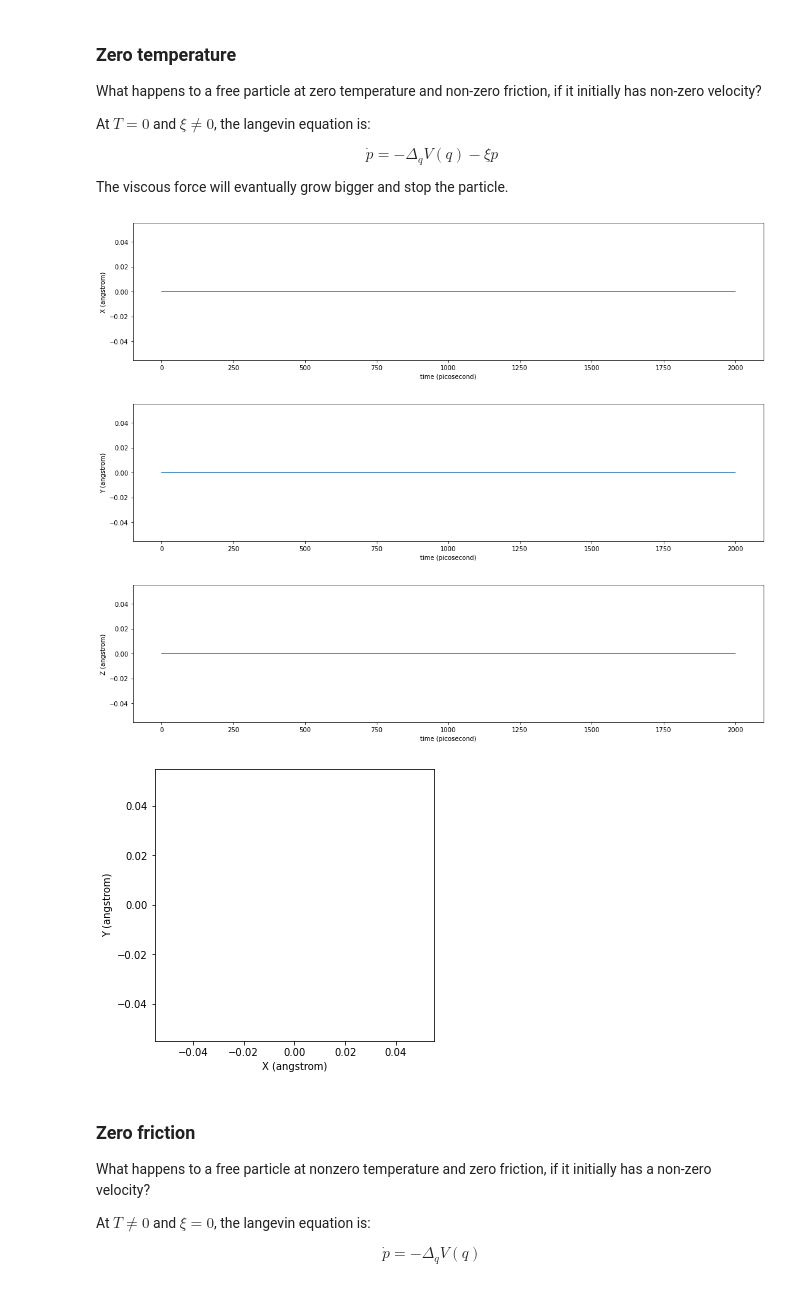
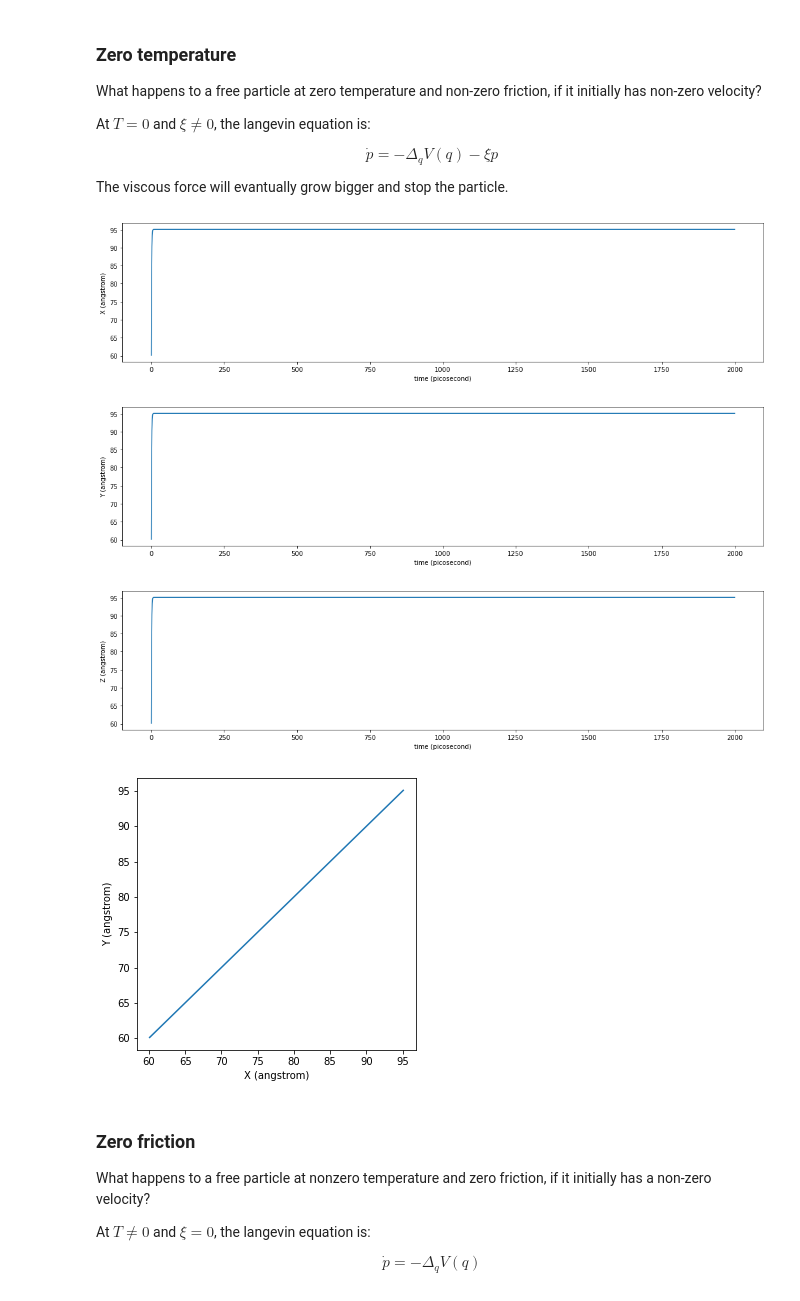
Before and after one commit to Daniel-Ibarrola/Molecular-Dynamics, a Jupyter notebook: free_particle/free_particle.ipynb, the cells around one changed output. Cells and saved outputs as stored; diff of their text form; code cells hidden in the pictures.

Commit message:
Changed initial velocity

```diff
--- a/free_particle/free_particle.ipynb
+++ b/free_particle/free_particle.ipynb
@@ -79,7 +79,8 @@ def create_system():
 # %%
 def create_simulation_obj(
         system, topology, temperature,
-        friction, step, platform_name="CPU"
+        friction, step, platform_name="CPU",
+        initial_vel=0
 ):
     """ Returns a simulation object.
 
@@ -90,6 +91,7 @@ def create_simulation_obj(
         friction : float
         step : openmm.unit.Unit
         platform_name : {"CPU", "CUDA"}
+        initial_vel : float
 
         Returns
         -------
@@ -104,7 +106,7 @@ def create_simulation_obj(
 
     # Initial position and velocities
     pos = np.zeros((1, 3), np.float32) * unit.angstroms
-    vel = np.zeros((1, 3), np.float32) * unit.angstroms/unit.picoseconds
+    vel = np.ones((1, 3), np.float32) * initial_vel * unit.angstroms/unit.picoseconds
 
     platform = openmm.Platform.getPlatformByName(platform_name)
 
@@ -164,20 +166,23 @@ def plot_2d(positions):
     plt.ylabel('Y ({})'.format(positions.unit))
     plt.show()
 # %%
-def prepare_simulation(temperature, friction, step):
+def prepare_simulation(temperature, friction, step, inital_vel=0):
     """ Returns a simulation object ready to run a simulation."""
     topology = create_topology()
     system = create_system()
     return create_simulation_obj(
-        system, topology, temperature, friction, step
+        system, topology, temperature, friction, step,
+        initial_vel=inital_vel
     )
 
 
-def simulate_and_plot(temperature, friction, step=0.1):
+def simulate_and_plot(temperature, friction, step=0.1, initial_vel=0):
     """ Run a simulation and plot it.
     """
     step = step * unit.picosecond
-    simulation = prepare_simulation(temperature, friction, step)
+    simulation = prepare_simulation(
+        temperature, friction, step, inital_vel=initial_vel
+    )
     time, positions, velocities = run_sim(
         simulation,
         step,
@@ -224,12 +229,12 @@ $$ \dot{p} = -\Delta_qV(q) - \xi p$$
 
 The viscous force will evantually grow bigger and stop the particle.
 # %%
-simulate_and_plot(temperature=0, friction=1.0)
+simulate_and_plot(temperature=0, friction=1.0, initial_vel=100.0)
 # %% [output]
-[figure, old version]
+[figure, new version]
-[figure, old version]
+[figure, new version]
-[figure, old version]
+[figure, new version]
-[figure, old version]
+[figure, new version]
 # %% [markdown]
 ### Zero friction
 
```
Also changed, not shown: parts of 3 cells of this notebook.
